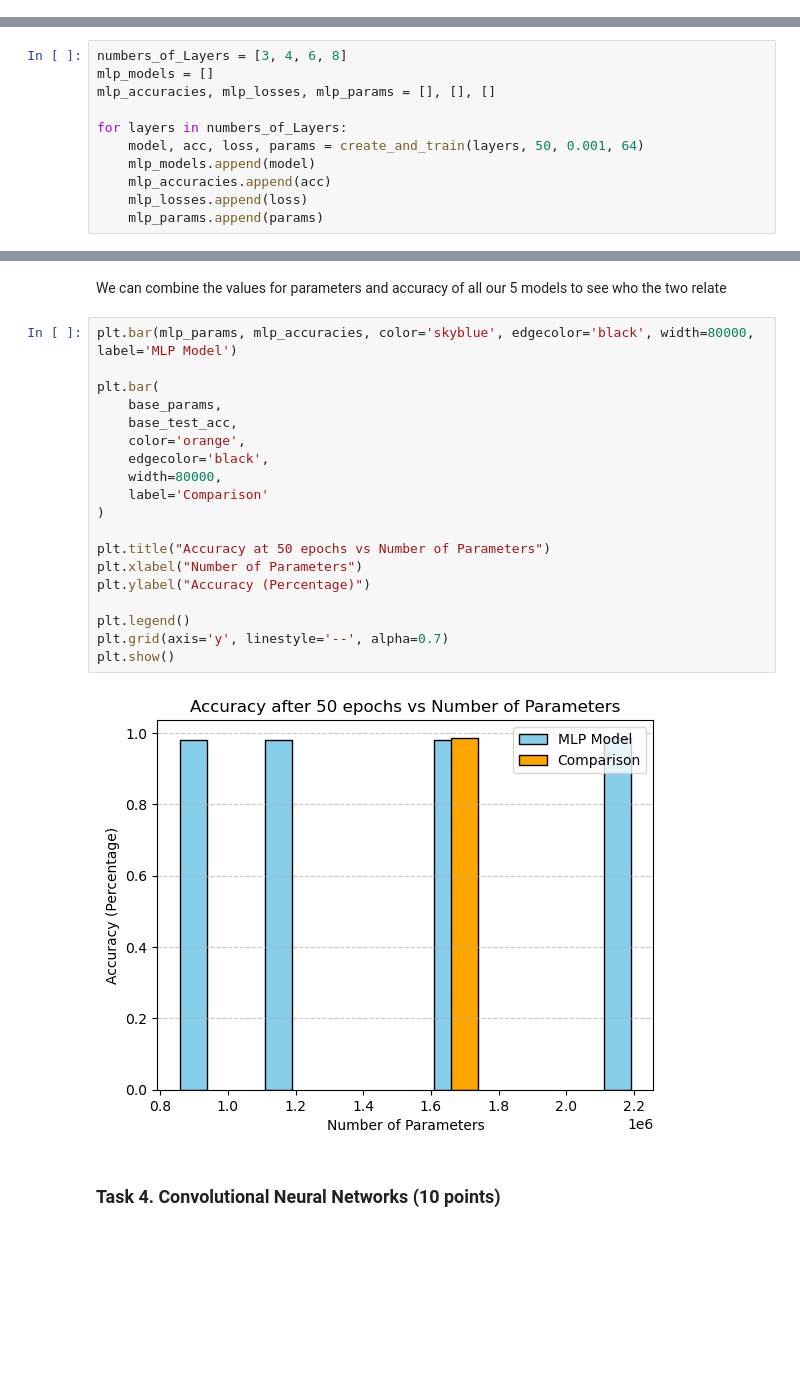
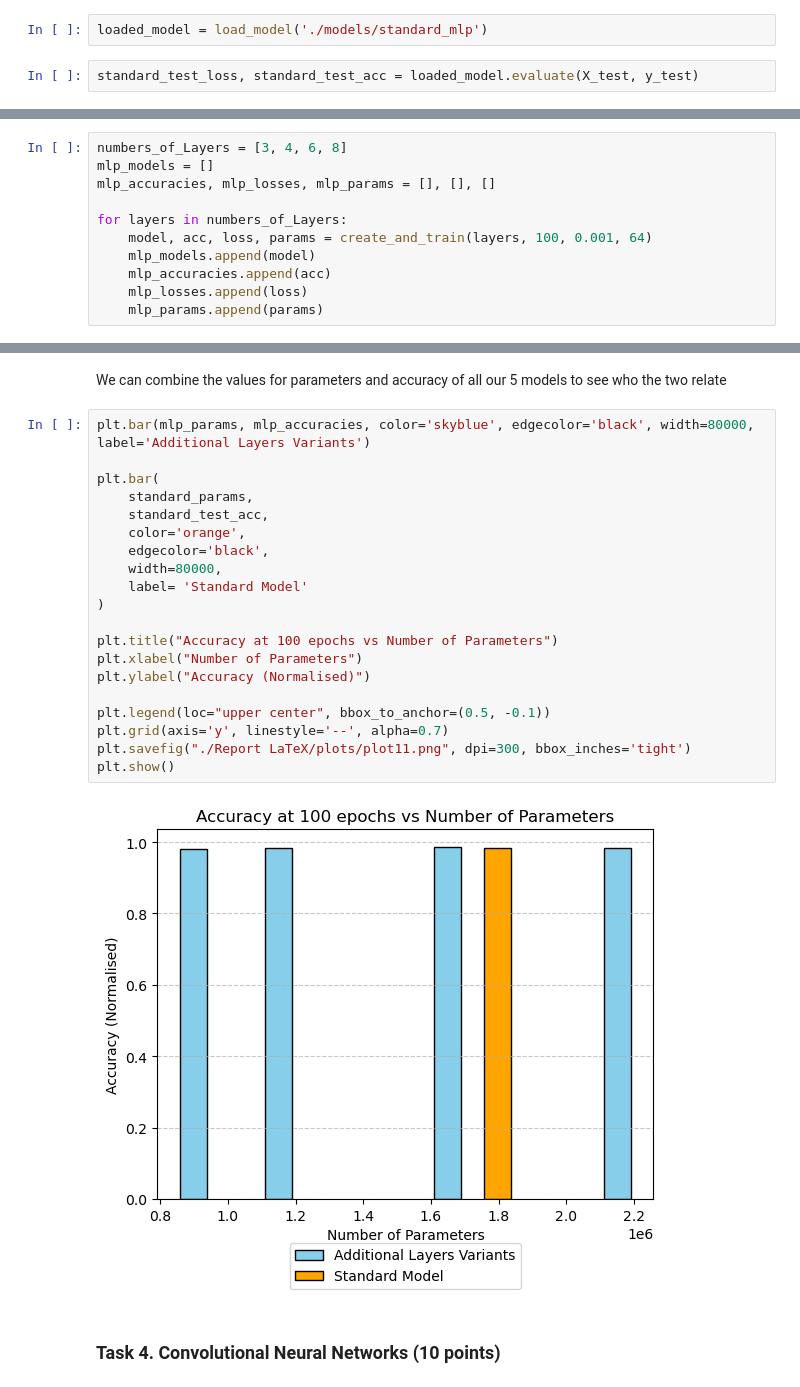
Before and after one commit to Manouil/ffoml, a Jupyter notebook: ga2_2.ipynb, the cells around one changed output, grey strips where cells are left out. Drawn from its saved outputs; the diff is of its cells as text; blank space fills up the shorter version.

```diff
--- a/ga2_2.ipynb
+++ b/ga2_2.ipynb
@@ -575,0 +576,4 @@ Epoch 100/100
+# %%
+loaded_model = load_model('./models/standard_mlp')
+# %%
+standard_test_loss, standard_test_acc = loaded_model.evaluate(X_test, y_test)
@@ -634,7 +640,7 @@ mlp_models = []
 mlp_accuracies, mlp_losses, mlp_params = [], [], []
 
 for layers in numbers_of_Layers:
-    model, acc, loss, params = create_and_train(layers, 50, 0.001, 64)
+    model, acc, loss, params = create_and_train(layers, 100, 0.001, 64)
     mlp_models.append(model)
     mlp_accuracies.append(acc)
     mlp_losses.append(loss)
@@ -653,26 +657,27 @@ KeyboardInterrupt:
 # %% [markdown]
 We can combine the values for parameters and accuracy of all our 5 models to see who the two relate
 # %%
-plt.bar(mlp_params, mlp_accuracies, color='skyblue', edgecolor='black', width=80000, label='MLP Model')
+plt.bar(mlp_params, mlp_accuracies, color='skyblue', edgecolor='black', width=80000, label='Additional Layers Variants')
 
 plt.bar(
-    base_params,
-    base_test_acc,
+    standard_params,
+    standard_test_acc,
     color='orange',
     edgecolor='black',
     width=80000,
-    label='Comparison'
+    label= 'Standard Model'
 )
 
-plt.title("Accuracy at 50 epochs vs Number of Parameters")
+plt.title("Accuracy at 100 epochs vs Number of Parameters")
 plt.xlabel("Number of Parameters")
-plt.ylabel("Accuracy (Percentage)")
+plt.ylabel("Accuracy (Normalised)")
 
-plt.legend()
+plt.legend(loc="upper center", bbox_to_anchor=(0.5, -0.1))
 plt.grid(axis='y', linestyle='--', alpha=0.7)
+plt.savefig("./Report LaTeX/plots/plot11.png", dpi=300, bbox_inches='tight')
 plt.show()
 # %% [output]
-[figure, old version]
+[figure, new version]
 # %% [markdown]
 ### Task 4. Convolutional Neural Networks (10 points)
 # %%
```
Also changed, not shown: parts of 21 cells of this notebook, 49 other files.
